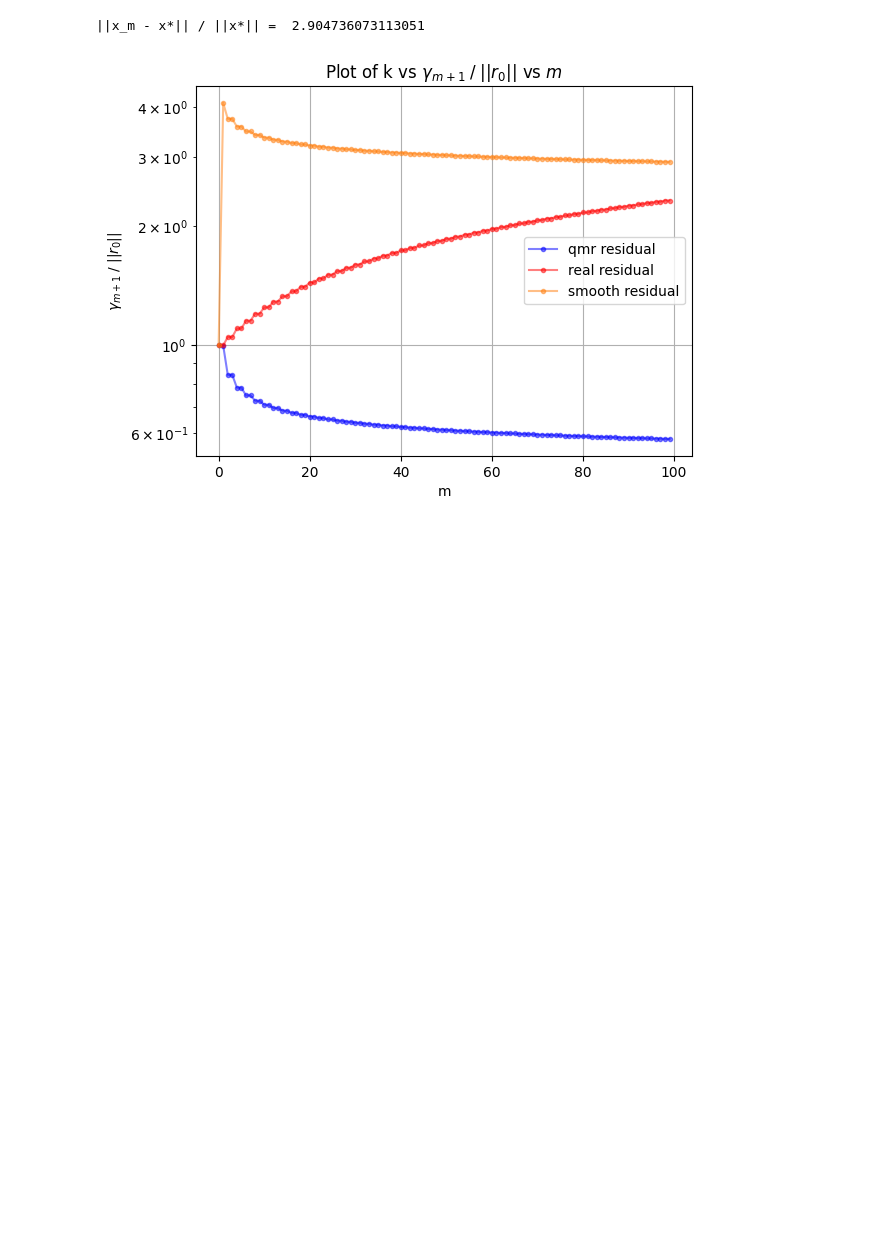
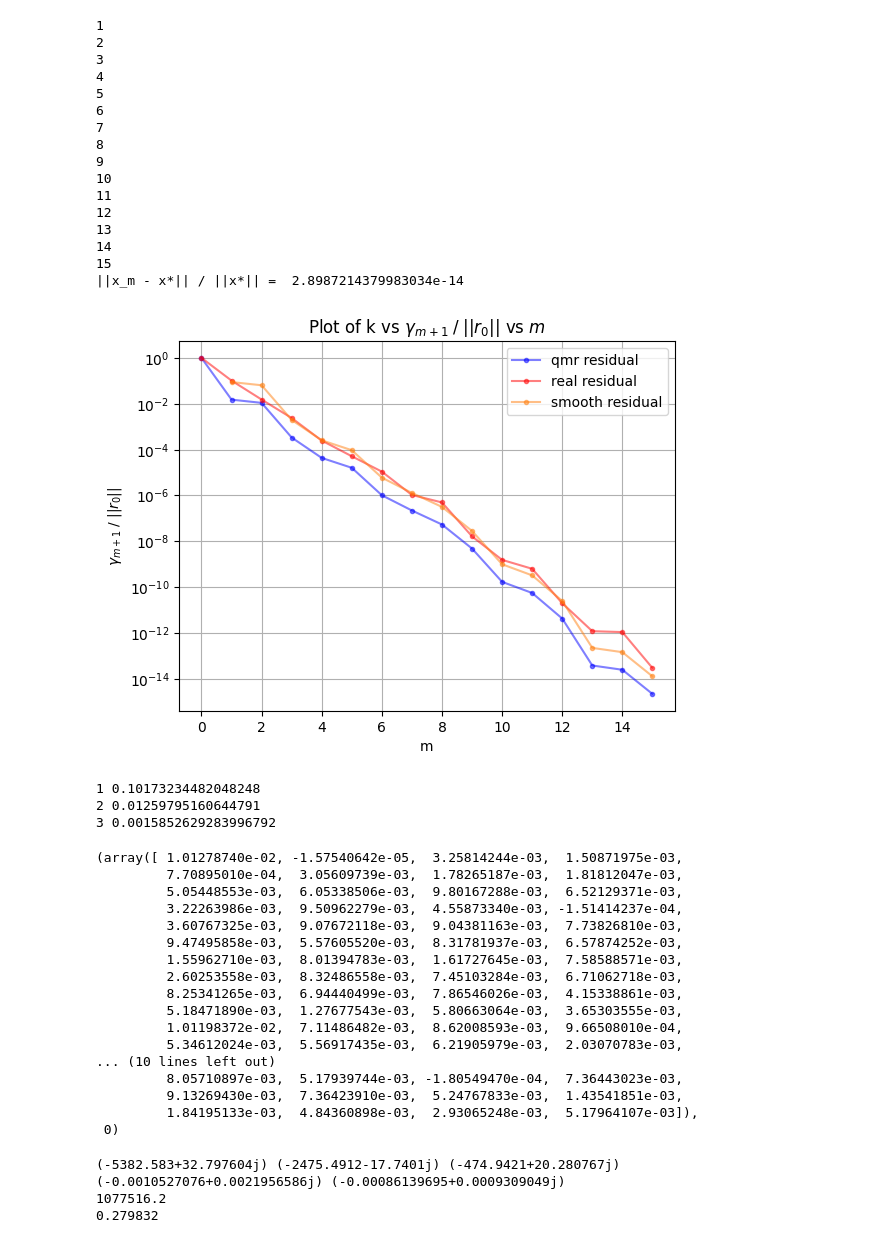
Before and after one commit to KozlovNA/bcg_and_qmr, a Jupyter notebook: bcg_and_qmr.ipynb, the cells around one changed output. Drawn from its saved outputs; the diff is of its cells as text; code cells hidden in the pictures; blank space fills up the shorter version.

Commit message:
comparing with scipy

```diff
--- a/bcg_and_qmr.ipynb
+++ b/bcg_and_qmr.ipynb
@@ -15,7 +15,7 @@ def matrix_with_singular_values(s, m, n):
     Sigma = np.zeros((m, n))
     np.fill_diagonal(Sigma, s_sorted)
 
-    A = U @ Sigma @ V.T
+    A = U @ Sigma @ U.T
     return A
 # %%
 import numpy as np
@@ -208,7 +383,7 @@ def qmr_smoothing(A, b, x0, max_iter=10000, tol=1e-6):
     for m in np.arange(1, N):
         alpha_m = np.dot(A@v_m,w_m)
         v_mp1_hat = A@v_m - alpha_m*v_m - beta_m*v_mm1
-        w_mp1_hat = A.conj()@w_m - alpha_m*w_m - delta_m*w_mm1
+        w_mp1_hat = A.conj().T@w_m - alpha_m*w_m - delta_m*w_mm1
         delta_mp1 = np.sqrt(np.abs(np.dot(v_mp1_hat,w_mp1_hat)))
         if delta_mp1 < tol:
             break
@@ -242,6 +417,7 @@ def qmr_smoothing(A, b, x0, max_iter=10000, tol=1e-6):
         real_residuals = np.append(real_residuals, np.linalg.norm(b - A@x_m_Q) / np.linalg.norm(r0))
 
         mmax = m
+        print(m)
         if g[-1] < tol:
             break
 
@@ -249,35 +425,80 @@ def qmr_smoothing(A, b, x0, max_iter=10000, tol=1e-6):
         gamma_m = gamma_mp1
         v_mm1 = v_m
         v_m = v_mp1
         w_mm1 = w_m
         w_m = w_mp1
         p_mm2 = p_mm1
         p_mm1 = p_m
         delta_m = delta_mp1
         beta_m = beta_mp1
         c_mm2 = c_mm1
         c_mm1 = c_m
         s_mm2 = s_mm1
         s_mm1 = s_m
 
     print("||x_m - x*|| / ||x*|| = ", np.linalg.norm(x_m - np.linalg.solve(A,b)) / np.linalg.norm(np.linalg.solve(A,b)))
     plt.plot(np.arange(0, mmax+1), g, marker='o', markersize=3, linestyle='-', color='b', alpha=0.5, label='qmr residual')
     plt.plot(np.arange(0, mmax+1), real_residuals, marker='o', markersize=3, linestyle='-', color='r', alpha=0.5, label='real residual')
-    plt.plot(np.arange(0, mmax+1), smooth_residuals, marker='o', markersize=3, linestyle='-', color='tab:orange', alpha=0.5, label='smooth residual')
+    plt.plot(np.arange(1, mmax+1), smooth_residuals, marker='o', markersize=3, linestyle='-', color='tab:orange', alpha=0.5, label='smooth residual')
     plt.title(r'Plot of k vs $\gamma_{m+1} \;/\; ||r_0||$ vs $m$')
     plt.xlabel('m')
     plt.ylabel(r'$\gamma_{m+1} \;/\; ||r_0||$')
     plt.semilogy()
     plt.grid()
     plt.legend()
     plt.show()
 
 
 N = 100
-A = matrix_with_singular_values(np.random.uniform(90.0, 100.0, N), N,N)
+A = matrix_with_singular_values(np.random.uniform(90.0, 100.0, N), N,N) + np.random.uniform(-2,2,(N,N))
 b = np.random.rand(N)
 x0 = np.zeros(N)
-qmr_smoothing(A, b, x0)
+qmr_smoothing(A, b, x0,tol=1e-14)
+
+import scipy.sparse.linalg
+
+x0 = np.zeros(np.shape(b)[0])
+i = [0]
+def print_residual(x, i):
+    i[0] = i[0] + 1
+    print(i[0], x)
+
+scipy.sparse.linalg.gmres(A,b, tol=1e-2, callback_type='pr_norm', callback = lambda x: print_residual(x, i))
 # %% [output]
-||x_m - x*|| / ||x*|| =  2.904736073113051
+1
+2
+3
+4
+5
+6
+7
+8
+9
+10
+11
+12
+13
+14
+15
+||x_m - x*|| / ||x*|| =  2.8987214379983034e-14
-[figure, old version]
+[figure, new version]
+1 0.10173234482048248
+2 0.01259795160644791
+3 0.0015852629283996792
+(array([ 1.01278740e-02, -1.57540642e-05,  3.25814244e-03,  1.50871975e-03,
+         7.70895010e-04,  3.05609739e-03,  1.78265187e-03,  1.81812047e-03,
+         5.05448553e-03,  6.05338506e-03,  9.80167288e-03,  6.52129371e-03,
+         3.22263986e-03,  9.50962279e-03,  4.55873340e-03, -1.51414237e-04,
+         3.60767325e-03,  9.07672118e-03,  9.04381163e-03,  7.73826810e-03,
+         9.47495858e-03,  5.57605520e-03,  8.31781937e-03,  6.57874252e-03,
+         1.55962710e-03,  8.01394783e-03,  1.61727645e-03,  7.58588571e-03,
+         2.60253558e-03,  8.32486558e-03,  7.45103284e-03,  6.71062718e-03,
+         8.25341265e-03,  6.94440499e-03,  7.86546026e-03,  4.15338861e-03,
+         5.18471890e-03,  1.27677543e-03,  5.80663064e-03,  3.65303555e-03,
+         1.01198372e-02,  7.11486482e-03,  8.62008593e-03,  9.66508010e-04,
+         5.34612024e-03,  5.56917435e-03,  6.21905979e-03,  2.03070783e-03,
+... (10 lines left out)
+         8.05710897e-03,  5.17939744e-03, -1.80549470e-04,  7.36443023e-03,
+         9.13269430e-03,  7.36423910e-03,  5.24767833e-03,  1.43541851e-03,
+         1.84195133e-03,  4.84360898e-03,  2.93065248e-03,  5.17964107e-03]),
+ 0)
@@ -283,0 +542,12 @@ qmr_smoothing(A, b, x0)
+# %%
+type(matrix[0,0])
+np.shape(rhs)
+print(matrix[-1, -1], matrix[0, 1], matrix[2, 0])
+print(rhs[0, 0], rhs[1, 0])
+print(np.linalg.norm(matrix))
+print(np.linalg.norm(rhs[:, 0]))
+# %% [output]
+(-5382.583+32.797604j) (-2475.4912-17.7401j) (-474.9421+20.280767j)
+(-0.0010527076+0.0021956586j) (-0.00086139695+0.0009309049j)
+1077516.2
+0.279832
```
Also changed, not shown: parts of 9 cells of this notebook.
